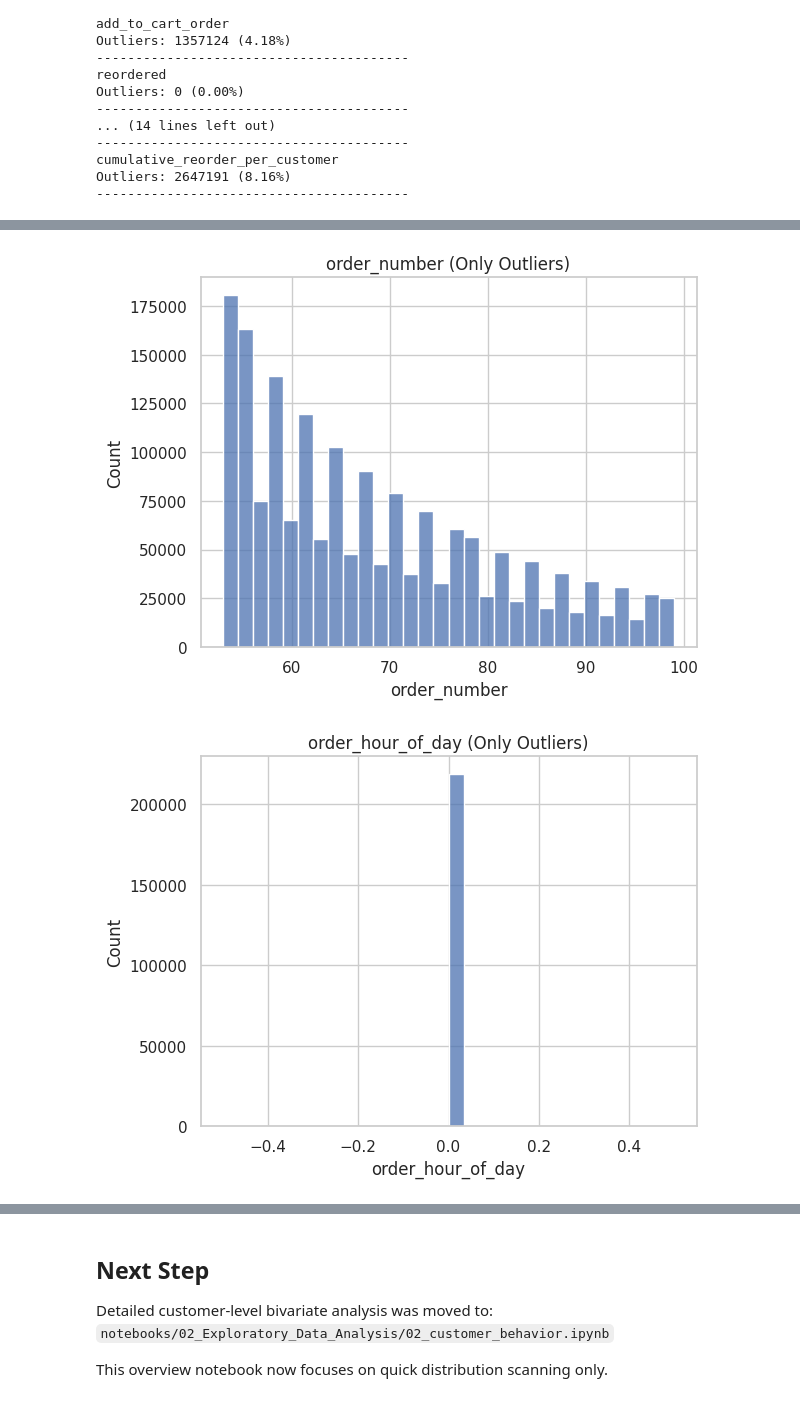
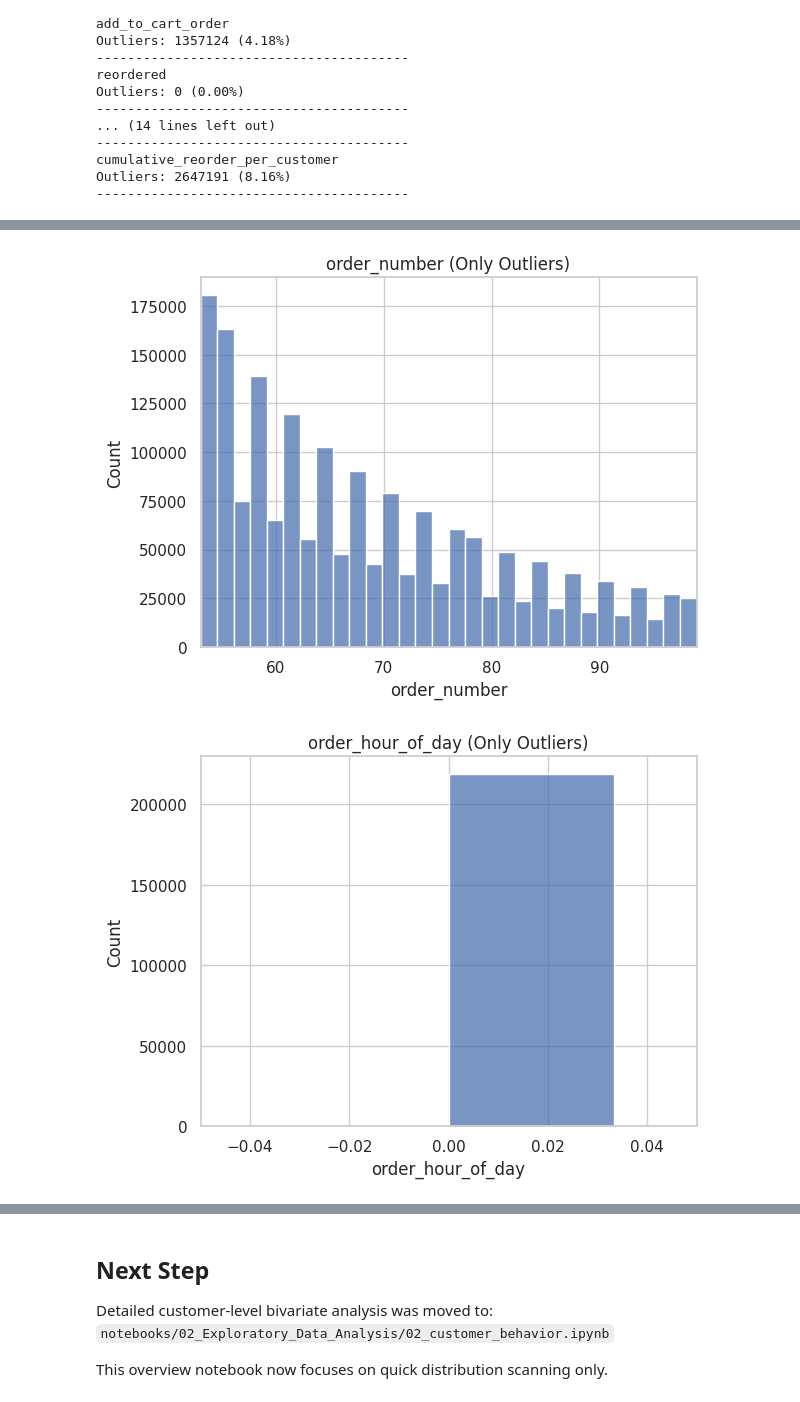
Before and after one commit to ppts2545/Instacart-Market-Basket-Analysis, a Jupyter notebook: notebooks/02_Exploratory_Data_Analysis/01_data_overview.ipynb, the cells around one changed output, grey strips where cells are left out. Saved outputs shown, nothing was run; the diff lists cells and outputs as text; code cells hidden in the pictures.

Commit message:
insight on outlier overview eda

```diff
--- a/notebooks/02_Exploratory_Data_Analysis/01_data_overview.ipynb
+++ b/notebooks/02_Exploratory_Data_Analysis/01_data_overview.ipynb
@@ -527,7 +527,8 @@ for col in df.select_dtypes(include="number").columns:
     outliers = get_outliers(df[col])
 
     if len(outliers) > 0:
-        sns.histplot(outliers, bins=30)
+        sns.histplot(outliers, bins=30)  # ลด bins
+        plt.xlim(outliers.min(), outliers.max())  # zoom
         plt.title(f"{col} (Only Outliers)")
         plt.show()
 # %% [output]
@@ -535,2 +536,2 @@ for col in df.select_dtypes(include="number").columns:
-[figure, old version]
+[figure, new version]
-[figure, old version]
+[figure, new version]
```
Also changed, not shown: parts of 3 cells of this notebook.
